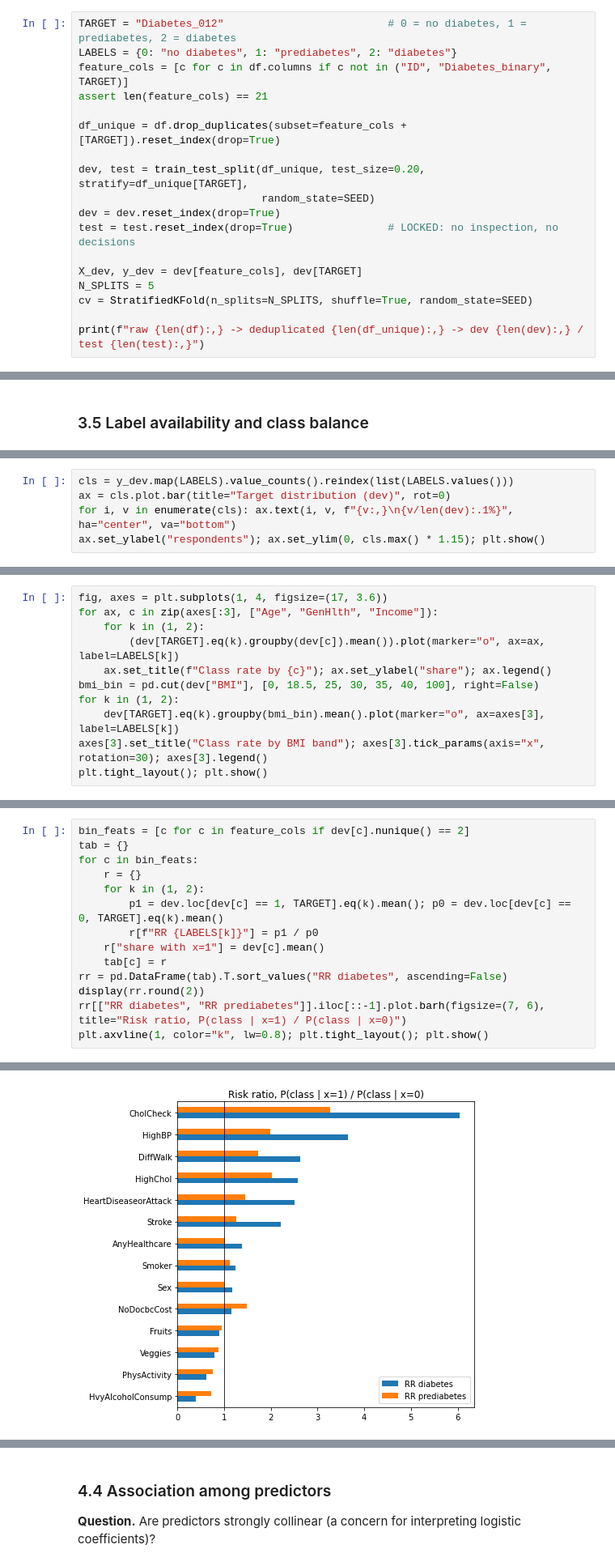
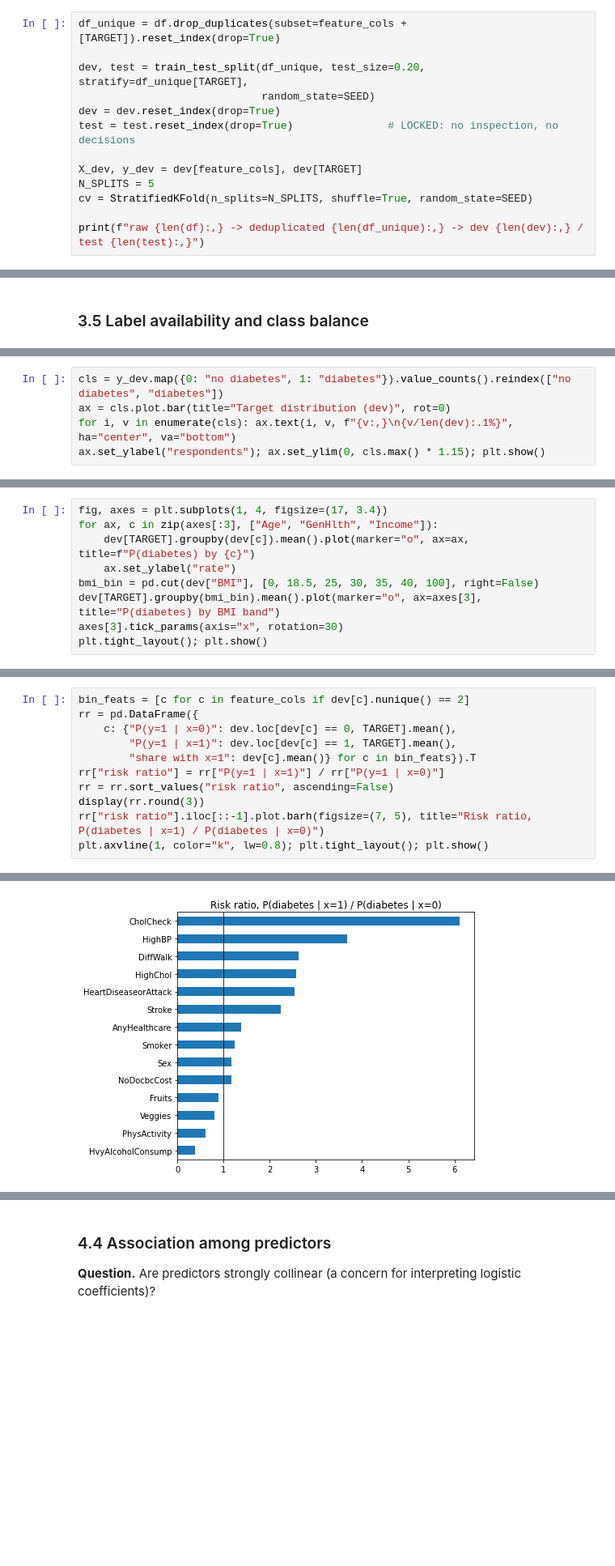
Before and after one commit to charlotteprior/data-5040-2026, a Jupyter notebook: milestone2.ipynb, the cells around one changed output, grey strips where cells are left out. Shown at 81% size. Cells and saved outputs as stored; diff of their text form; blank space fills up the shorter version.

```diff
--- a/milestone2.ipynb
+++ b/milestone2.ipynb
@@ -112,9 +106,4 @@ Procedure and justification: Section 9. Exact duplicate rows (same features **an
 # %%
-TARGET = "Diabetes_012"                          # 0 = no diabetes, 1 = prediabetes, 2 = diabetes
-LABELS = {0: "no diabetes", 1: "prediabetes", 2: "diabetes"}
-feature_cols = [c for c in df.columns if c not in ("ID", "Diabetes_binary", TARGET)]
-assert len(feature_cols) == 21
-
 df_unique = df.drop_duplicates(subset=feature_cols + [TARGET]).reset_index(drop=True)
 
 dev, test = train_test_split(df_unique, test_size=0.20, stratify=df_unique[TARGET],
@@ -459,5 +442,5 @@ Development set only. Each analysis states the question, finding, implication, a
 # %%
-cls = y_dev.map(LABELS).value_counts().reindex(list(LABELS.values()))
+cls = y_dev.map({0: "no diabetes", 1: "diabetes"}).value_counts().reindex(["no diabetes", "diabetes"])
 ax = cls.plot.bar(title="Target distribution (dev)", rot=0)
 for i, v in enumerate(cls): ax.text(i, v, f"{v:,}\n{v/len(dev):.1%}", ha="center", va="bottom")
 ax.set_ylabel("respondents"); ax.set_ylim(0, cls.max() * 1.15); plt.show()
@@ -475,12 +458,10 @@ ax.set_ylabel("respondents"); ax.set_ylim(0, cls.max() * 1.15); plt.show()
 # %%
-fig, axes = plt.subplots(1, 4, figsize=(17, 3.6))
+fig, axes = plt.subplots(1, 4, figsize=(17, 3.4))
 for ax, c in zip(axes[:3], ["Age", "GenHlth", "Income"]):
-    for k in (1, 2):
-        (dev[TARGET].eq(k).groupby(dev[c]).mean()).plot(marker="o", ax=ax, label=LABELS[k])
-    ax.set_title(f"Class rate by {c}"); ax.set_ylabel("share"); ax.legend()
+    dev[TARGET].groupby(dev[c]).mean().plot(marker="o", ax=ax, title=f"P(diabetes) by {c}")
+    ax.set_ylabel("rate")
 bmi_bin = pd.cut(dev["BMI"], [0, 18.5, 25, 30, 35, 40, 100], right=False)
-for k in (1, 2):
-    dev[TARGET].eq(k).groupby(bmi_bin).mean().plot(marker="o", ax=axes[3], label=LABELS[k])
-axes[3].set_title("Class rate by BMI band"); axes[3].tick_params(axis="x", rotation=30); axes[3].legend()
+dev[TARGET].groupby(bmi_bin).mean().plot(marker="o", ax=axes[3], title="P(diabetes) by BMI band")
+axes[3].tick_params(axis="x", rotation=30)
 plt.tight_layout(); plt.show()
 # %% [output]
@@ -497,15 +478,12 @@ plt.tight_layout(); plt.show()
 # %%
 bin_feats = [c for c in feature_cols if dev[c].nunique() == 2]
-tab = {}
-for c in bin_feats:
-    r = {}
-    for k in (1, 2):
-        p1 = dev.loc[dev[c] == 1, TARGET].eq(k).mean(); p0 = dev.loc[dev[c] == 0, TARGET].eq(k).mean()
-        r[f"RR {LABELS[k]}"] = p1 / p0
-    r["share with x=1"] = dev[c].mean()
-    tab[c] = r
-rr = pd.DataFrame(tab).T.sort_values("RR diabetes", ascending=False)
-display(rr.round(2))
-rr[["RR diabetes", "RR prediabetes"]].iloc[::-1].plot.barh(figsize=(7, 6), title="Risk ratio, P(class | x=1) / P(class | x=0)")
+rr = pd.DataFrame({
+    c: {"P(y=1 | x=0)": dev.loc[dev[c] == 0, TARGET].mean(),
+        "P(y=1 | x=1)": dev.loc[dev[c] == 1, TARGET].mean(),
+        "share with x=1": dev[c].mean()} for c in bin_feats}).T
+rr["risk ratio"] = rr["P(y=1 | x=1)"] / rr["P(y=1 | x=0)"]
+rr = rr.sort_values("risk ratio", ascending=False)
+display(rr.round(3))
+rr["risk ratio"].iloc[::-1].plot.barh(figsize=(7, 5), title="Risk ratio, P(diabetes | x=1) / P(diabetes | x=0)")
 plt.axvline(1, color="k", lw=0.8); plt.tight_layout(); plt.show()
 # %% [output]
@@ -527,2 +505,2 @@ plt.axvline(1, color="k", lw=0.8); plt.tight_layout(); plt.show()
-[figure, old version]
+[figure, new version]
 # %% [markdown]
```
Also changed, not shown: parts of 66 cells of this notebook, 2 other files.
